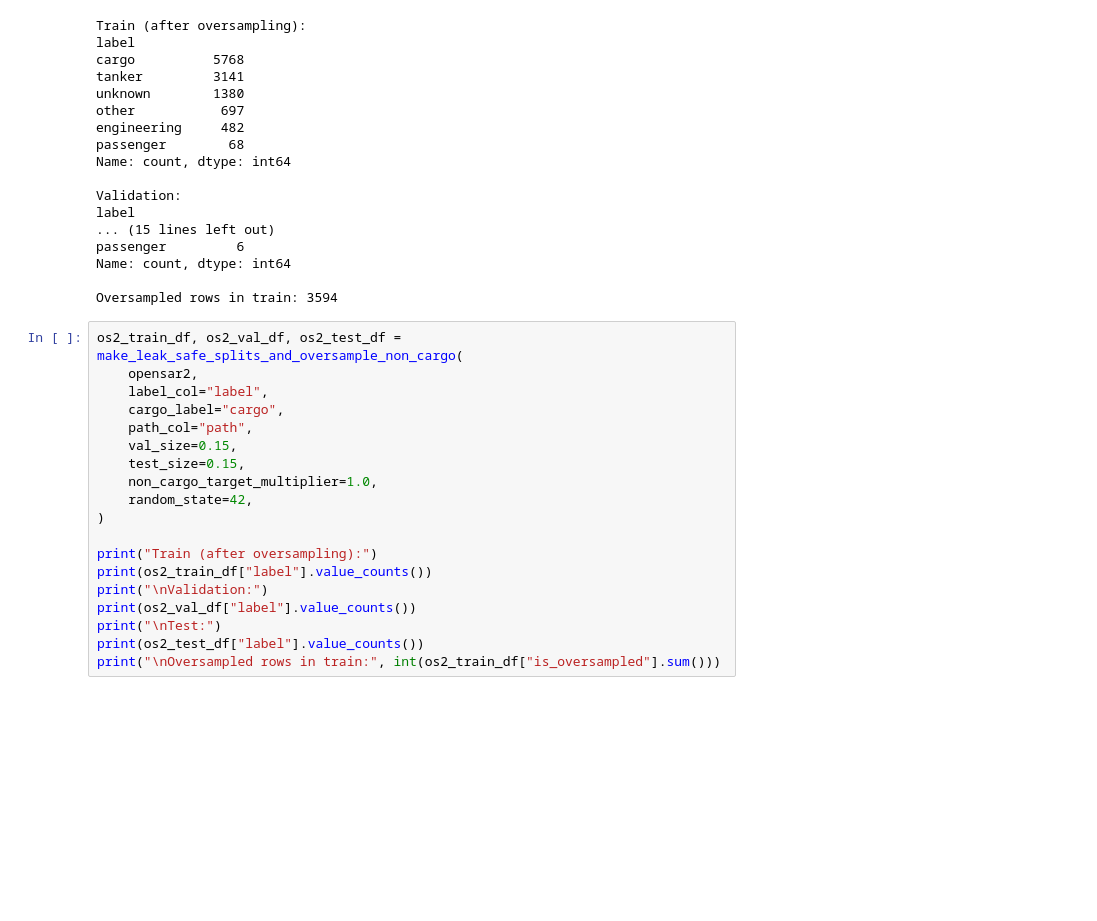
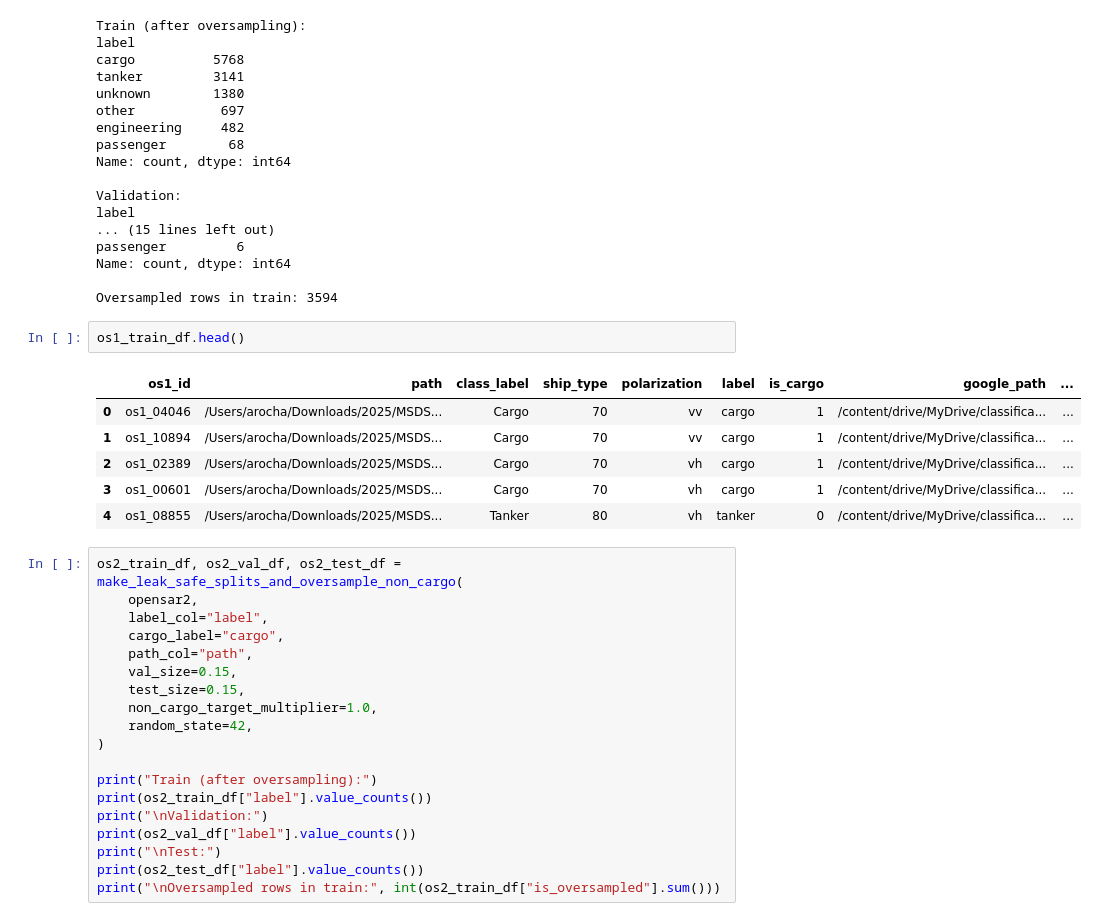
Before and after one commit to gknapp101/ds6050_final_project, a Jupyter notebook: src/oversampling_experiment.ipynb, the cells around one changed output. Saved outputs shown, nothing was run; the diff lists cells and outputs as text; blank space fills up the shorter version.

```diff
--- a/src/oversampling_experiment.ipynb
+++ b/src/oversampling_experiment.ipynb
@@ -261,6 +261,15 @@ passenger         6
 Name: count, dtype: int64
 
 Oversampled rows in train: 3594
+# %%
+os1_train_df.head()
+# %% [output]
+|  | os1_id | path | class_label | ship_type | polarization | label | is_cargo | google_path | ... |
+| 0 | os1_04046 | /Users/arocha/Downloads/2025/MSDS... | Cargo | 70 | vv | cargo | 1 | /content/drive/MyDrive/classifica... | ... |
+| 1 | os1_10894 | /Users/arocha/Downloads/2025/MSDS... | Cargo | 70 | vv | cargo | 1 | /content/drive/MyDrive/classifica... | ... |
+| 2 | os1_02389 | /Users/arocha/Downloads/2025/MSDS... | Cargo | 70 | vh | cargo | 1 | /content/drive/MyDrive/classifica... | ... |
+| 3 | os1_00601 | /Users/arocha/Downloads/2025/MSDS... | Cargo | 70 | vh | cargo | 1 | /content/drive/MyDrive/classifica... | ... |
+| 4 | os1_08855 | /Users/arocha/Downloads/2025/MSDS... | Tanker | 80 | vh | tanker | 0 | /content/drive/MyDrive/classifica... | ... |
 # %%
 os2_train_df, os2_val_df, os2_test_df = make_leak_safe_splits_and_oversample_non_cargo(
     opensar2,
```
